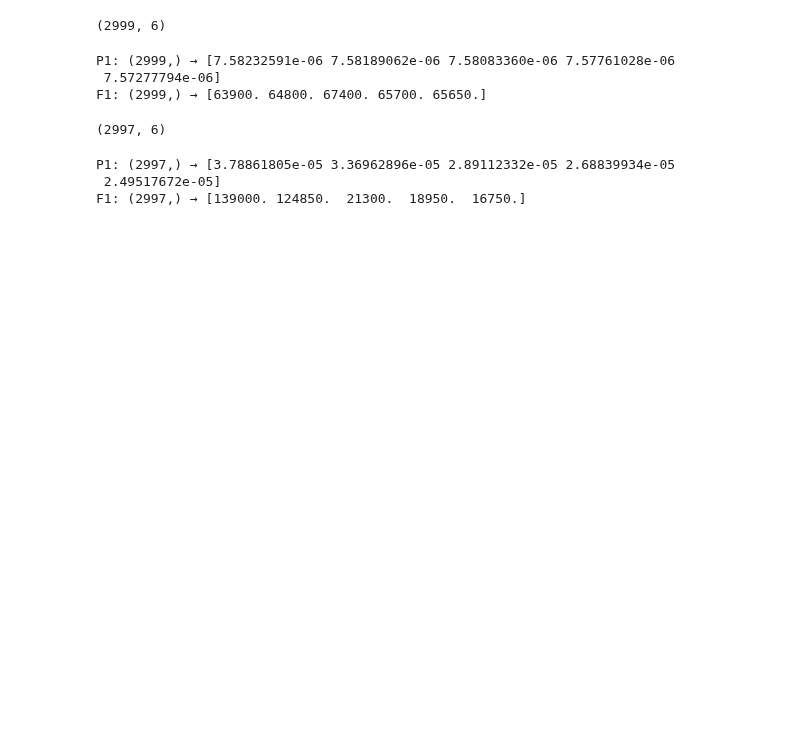
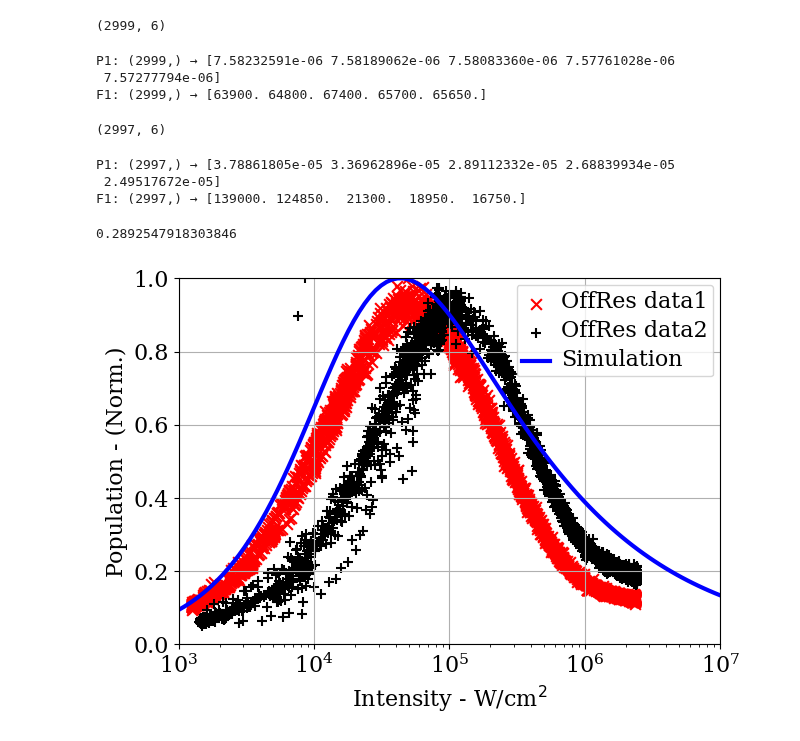
Before and after one commit to Daniele-PyBECTN/molecular_quantum_optics, a Jupyter notebook: Anomalous_saturation/modelling_on_data_analysis/modelling_power_scans.ipynb, the cells around one changed output. Saved outputs shown, nothing was run; the diff lists cells and outputs as text; code cells hidden in the pictures; blank space fills up the shorter version.

```diff
--- a/Anomalous_saturation/modelling_on_data_analysis/modelling_power_scans.ipynb
+++ b/Anomalous_saturation/modelling_on_data_analysis/modelling_power_scans.ipynb
@@ -352,31 +353,65 @@ I_off2 = conversion_fact * Pow_off2
 P1: (2997,) → [3.78861805e-05 3.36962896e-05 2.89112332e-05 2.68839934e-05
  2.49517672e-05]
 F1: (2997,) → [139000. 124850.  21300.  18950.  16750.]
+# %%
+#OFF RESONANT SATURATION
+
+N_int_off = 100
+vI_off = np.logspace(3, 7, N_int_off)  # vector intensity in W/cm^2
+
+gam_v = 20
+eta = .3
+
+suppress_off = 1e-2
+
+arr_pop_off = np.zeros(N_int_off)
+
+
+for nI, Ioff in enumerate(vI_off):
+    Om = Om_s * (Ioff/Isat)**.5
+
+    Gam_pump = eta**2 * Om**2 / gam_v
+    Gam_p1 = dark_state_gauge * Om_s * (Ioff/Isat)**scaling_exp_ds * suppress_off
+
+
+    H = 0 * s_.dag()*s_
+    c_jumps = [ (gam + Gam_p1)**.5 * s_, Gam_pump**.5 * s_.dag() ]
+    rhoss = steadystate(H, c_jumps)
+    arr_pop_off[nI] = expect(s_.dag()*s_, rhoss)
+
+print(np.amax(arr_pop_off))
+S_off_sim = arr_pop_off / (1.-arr_pop_off)
+# %% [output]
+0.2892547918303846
 # %%
-plt.scatter(I_off1, Gam_pow1, color='blue', marker='x', s=60, label=r"Res data1")
-plt.scatter(I_off2, Gam_pow2, color='black', marker='+', s=60, label=r"Res data2")
+plt.scatter(I_off1, Fluo_off1/np.amax(Fluo_off1), color='red', marker='x', s=60, label=r"OffRes data1")
+plt.scatter(I_off2, Fluo_off2/np.amax(Fluo_off2), color='black', marker='+', s=60, label=r"OffRes data2")
+
+plt.plot(vI_off, arr_pop_off/np.amax(arr_pop_off), linewidth=3, color='blue', label=r'Simulation')
 
 plt.xscale('log')
-plt.yscale('log')
-plt.xlim(1e1,1e5)
-plt.ylim(1e7,1e11)
+#plt.yscale('log')
+plt.xlim(1e3,1e7)
+plt.ylim(0,1)
 
 plt.xlabel(r"Intensity - W/cm$^2$", fontdict=font)
-plt.ylabel(r"$\gamma_{\rm tot}/(2\pi)$", fontdict=font)
+plt.ylabel(r"Population - (Norm.)", fontdict=font)
 
 leg = plt.legend()
 for text in leg.get_texts():
     text.set_fontsize(font['size'])
     text.set_fontname(font['family'])
     text.set_weight(font['weight'])
     text.set_color(font['color'])
 
 plt.xticks(fontsize=font['size'], fontname=font['family'], weight=font['weight'], color=font['color'])
 plt.yticks(fontsize=font['size'], fontname=font['family'], weight=font['weight'], color=font['color'])
 
 plt.grid()
 
 plt.tight_layout()
 # Adjust layout
 plt.gcf().set_size_inches(170 / 25.4, 120 / 25.4)
 plt.show()
+# %% [output]
+[figure, added]
```
Also changed, not shown: parts of 4 cells of this notebook.
